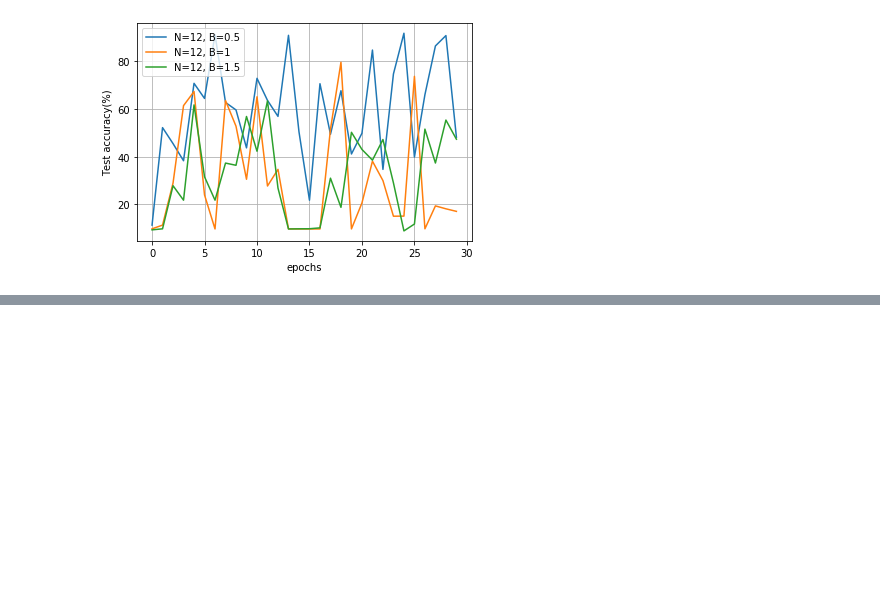
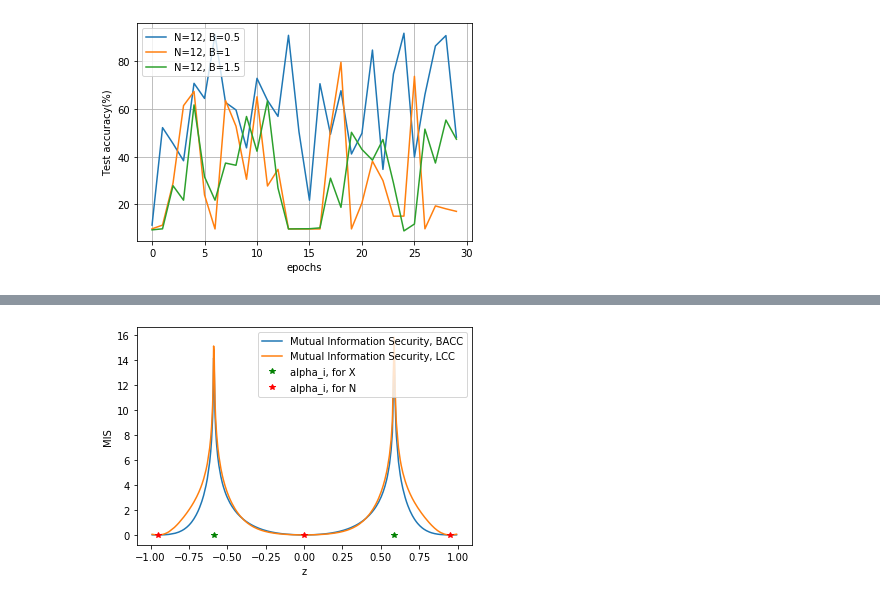
Before and after one commit to jinhyun-so/CodedPrivateNN, a Jupyter notebook: BACC_Beta_RandomSelection.ipynb, the cells around one changed output, grey strips where cells are left out. Drawn from its saved outputs; the diff is of its cells as text; code cells hidden in the pictures; blank space fills up the shorter version.

```diff
--- a/BACC_Beta_RandomSelection.ipynb
+++ b/BACC_Beta_RandomSelection.ipynb
@@ -525,0 +611,80 @@ plt.show()
+# %%
+K = 2
+T = 3
+Noise_Alloc = [0,2,4]
+sigma = 2
+
+N = 6
+
+j_array = np.array(range(K+T))
+alpha_array = np.cos((2*j_array+1)*math.pi/(2*(K+T)))
+
+i_array = np.array(range(N))
+beta_array = np.cos(i_array*2*math.pi/(N-1)/2) # np.cos(i_array*2*math.pi/N/2)
+# print("z_array: ",z_array,'\n')
+
+N = 500
+z_array = np.random.uniform(-1,1,N) #np.cos(i_array[1:]*2*math.pi/(K+T)/2) # np.cos(i_array*2*math.pi/N/2)
+z_array = np.sort(z_array)
+MIS_array = np.zeros((N))
+MIS_LCC_array = np.zeros((N))
+# print(z_array)
+
+Signal_Alloc = []
+for i in range(K+T):
+    if i not in Noise_Alloc:
+        Signal_Alloc.append(i)
+
+B = [0.5, 1, 1.5, 2]
+
+z_array_0 = []
+z_array_1 = []
+z_array_2 = []
+z_array_3 = []
+z_array_4 = []
+
+for j in range(len(z_array)):
+    MIS_array[j] = MutualInformationSecurity(alpha_array[Signal_Alloc], alpha_array[Noise_Alloc],[z_array[j]], 1,sigma)
+    MIS_LCC_array[j] = MutualInformationSecurity(alpha_array[Signal_Alloc], alpha_array[Noise_Alloc],[z_array[j]], 1,sigma, _is_LCC=True)
+
+    if MIS_array[j] < B[0]:
+        z_array_0.append(z_array[j])
+    elif MIS_array[j] < B[1]:
+        z_array_1.append(z_array[j])
+    elif MIS_array[j] < B[2]:
+        z_array_2.append(z_array[j])
+    elif MIS_array[j] < B[3]:
+        z_array_3.append(z_array[j])
+    else:
+        z_array_4.append(z_array[j])
+#     print('(beta index, MIS) = ',j,',',MIS_array[j])
+#     print()
+
+
+
+print(len(z_array_0),len(z_array_1),len(z_array_2),len(z_array_3),len(z_array_4))
+
+
+plt.plot(z_array, MIS_array, label='Mutual Information Security, BACC')
+plt.plot(z_array, MIS_LCC_array, label='Mutual Information Security, LCC')
+plt.plot(alpha_array[Signal_Alloc],0*np.ones(len(Signal_Alloc)),'g*',label='alpha_i, for X')
+plt.plot(alpha_array[Noise_Alloc],0*np.ones(len(Noise_Alloc)),'r*',label='alpha_i, for N')
+# plt.plot(beta_array,0*np.ones(len(beta_array)),'b.',label='beta_i')
+plt.xlabel('z')
+plt.ylabel('MIS')
+plt.legend()
+plt.show()
+
+for i in range(len(z_array)):
+    print(z_array[i],MIS_array[i])
+
+# print(alpha_array[Signal_Alloc])
+# print(alpha_array[Noise_Alloc])
+# print(alpha_array)
+
+# plt.plot((2*j_array[Signal_Alloc]+1)/(K+T),alpha_array[Signal_Alloc],'g*',label='alpha_i, for X')
+# plt.plot((2*j_array[Noise_Alloc]+1)/(K+T),alpha_array[Noise_Alloc],'r*',label='alpha_i, for N')
+# plt.plot(2*i_array[1:]/(K+T), z_array,'b.',label='beta_i')
+# plt.legend()
+# plt.show()
+# %% [output]
@@ -525,0 +692 @@ plt.show()
+[figure, added]
```
Also changed, not shown: parts of 20 cells of this notebook, 11 other files.
